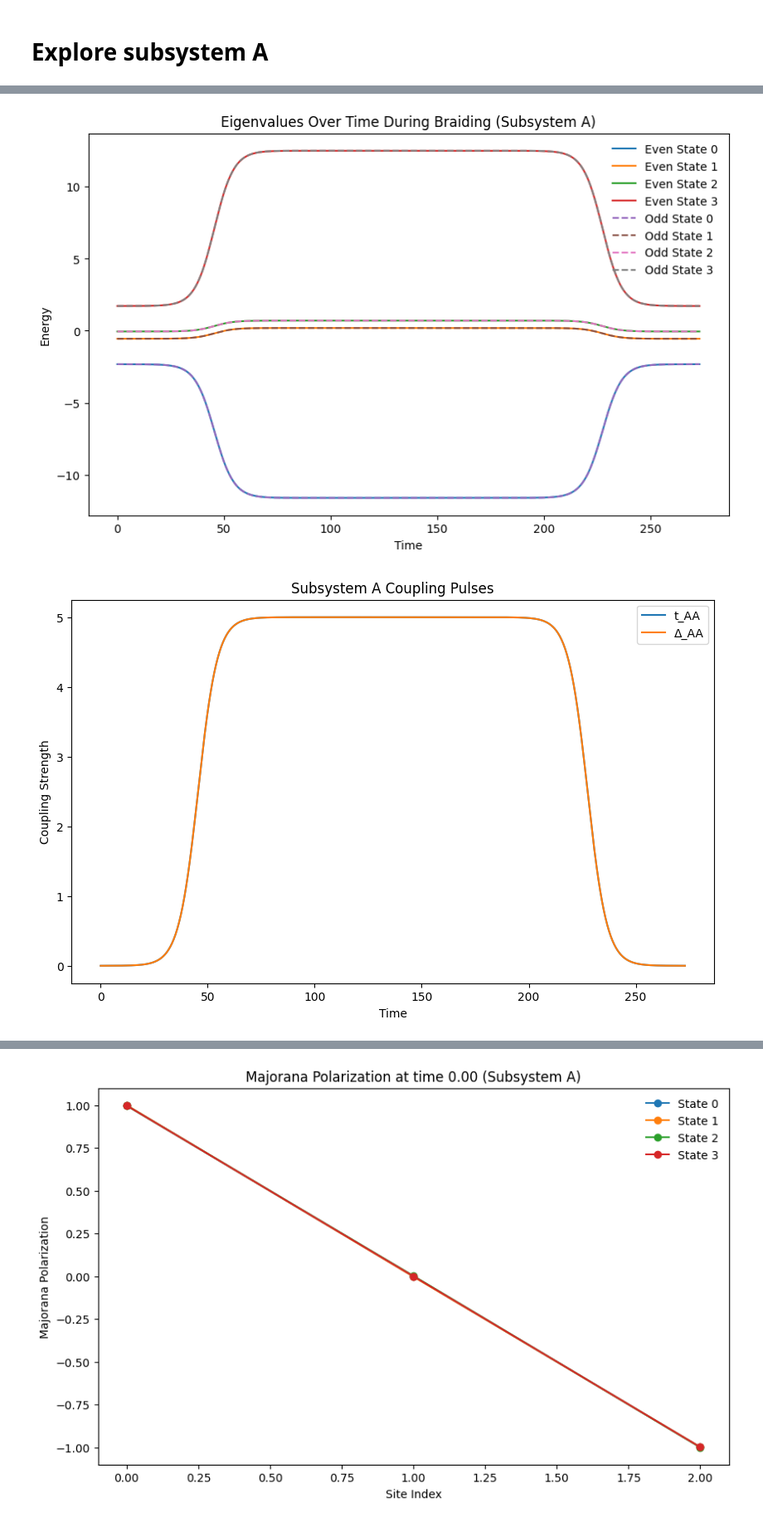
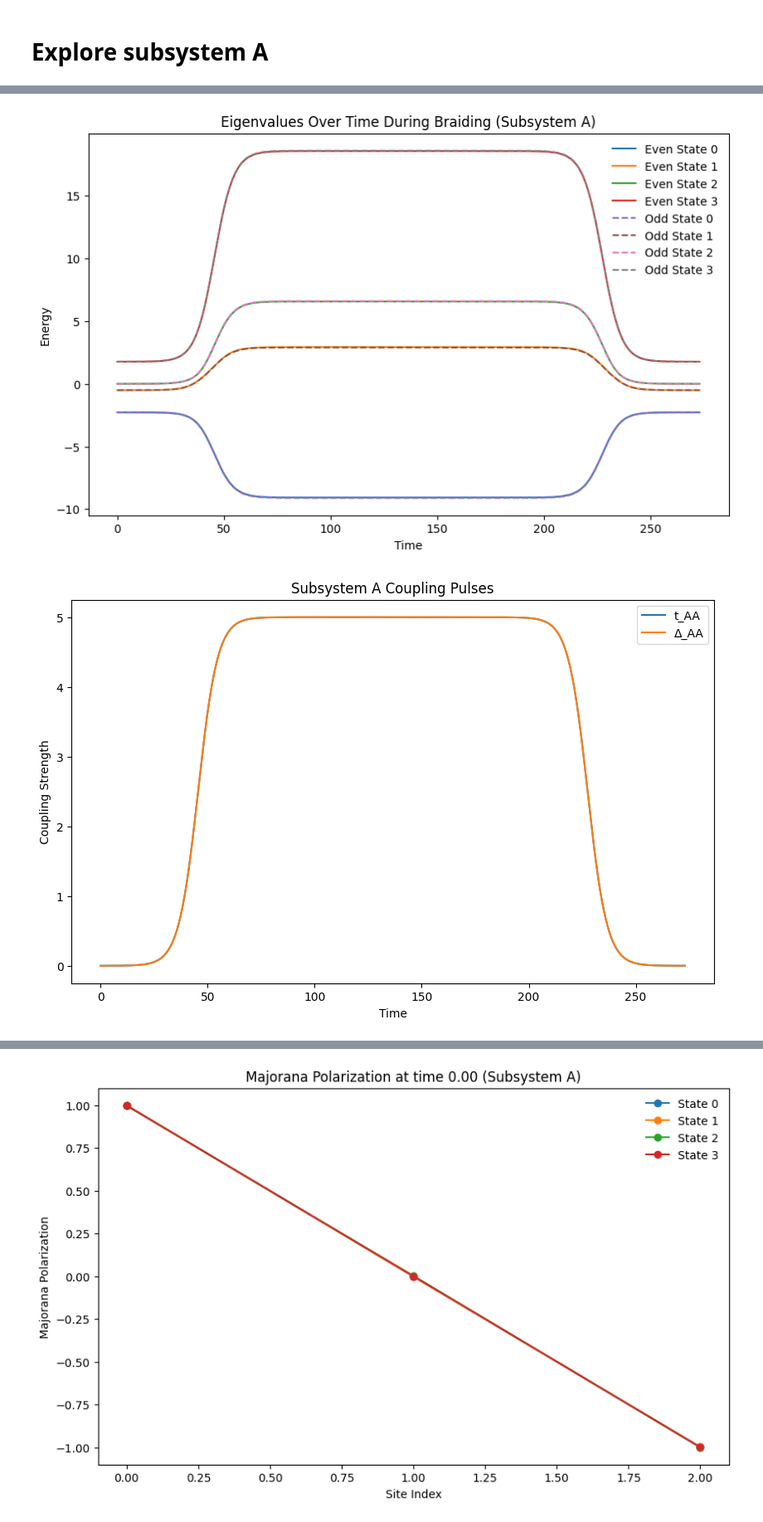
Before and after one commit to hishemok/MasterThesis, a Jupyter notebook: src/braiding/braiding.ipynb, the cells around one changed output, grey strips where cells are left out. Shown at 83% size. Saved outputs shown, nothing was run; the diff lists cells and outputs as text; code cells hidden in the pictures.

```diff
--- a/src/braiding/braiding.ipynb
+++ b/src/braiding/braiding.ipynb
@@ -876,66 +609,15 @@ Hamiltonian at t=0:
    0.00000000e+00+0.j  1.00173091e+00+0.j  0.00000000e+00+0.j
    0.00000000e+00+0.j  0.00000000e+00+0.j]]
 # %%
-def calculate_parities_optimized(eigvecs, eigvals, P, tol=1e-12):
-    """
-    Splits eigenstates into even/odd parity sectors.
+operators_A = precompute_operators(3, 1)
+P_A_sub = total_parity(operators_A['num'])
 
-    Parameters
-    ----------
-    eigvecs : (dim, dim) complex ndarray
-        Eigenvectors (columns).
-    eigvals : (dim,) ndarray
-        Corresponding eigenvalues.
-    P : (dim, dim) ndarray
-        Parity operator.
-    tol : float
-        Numerical tolerance for parity classification.
-
-    Returns
-    -------
-    even_energies, odd_energies,
-    even_vecs, odd_vecs
-    """
-
-    # Compute P|ψ>
-    Pv = P @ eigvecs
-
-    # Compute ⟨ψ|P|ψ⟩ for each eigenvector
-    parities = np.sum(eigvecs.conj() * Pv, axis=0).real
-
-    # Robust classification (important if near zero numerically)
-    even_mask = parities > tol
-    odd_mask  = parities < -tol
-
-    # Slice directly with boolean masks (fast, vectorized)
-    even_energies = eigvals[even_mask]
-    odd_energies  = eigvals[odd_mask]
-
-    even_vecs = eigvecs[:, even_mask]
-    odd_vecs  = eigvecs[:, odd_mask]
-
-    return even_energies, odd_energies, even_vecs, odd_vecs
-def collect_parity_arrays(eigvals, eigvecs, time_array):
-    dim = eigvecs.shape[1]
-    dimhalf = eigvecs.shape[1] // 2
-
-    even_vals = np.zeros((len(time_array), dimhalf), dtype=complex)
-    odd_vals = np.zeros((len(time_array), dimhalf), dtype=complex)
-    even_vecs = np.zeros((len(time_array), dim, dimhalf), dtype=complex)
-    odd_vecs = np.zeros((len(time_array), dim, dimhalf), dtype=complex)
-
-
-
-    for idx in tqdm(range(len(time_array))):
-        even_energies, odd_energies, even_vecs_t, odd_vecs_t = calculate_parities_optimized(eigvecs[idx], eigvals[idx], total_parity(operators['num']))
-        even_vals[idx,:len(even_energies)] = even_energies
-        odd_vals[idx,:len(odd_energies)] = odd_energies
-        even_vecs[idx,:,:len(even_energies)] = even_vecs_t
-        odd_vecs[idx,:,:len(odd_energies)] = odd_vecs_t
-
-
-    return even_vals, odd_vals, even_vecs, odd_vecs
-eigvals_even_A, eigvals_odd_A, eigvecs_even_A, eigvecs_odd_A = collect_parity_arrays(eigvals_A, eigvecs_A, range(len(time_array_A)))
+eigvals_even_A, eigvals_odd_A, eigvecs_even_A, eigvecs_odd_A = collect_parity_arrays(
+    eigvals_A,
+    eigvecs_A,
+    range(len(time_array_A)),
+    P_A_sub,
+)
 
 # # Plot eigenvalues over time for subsystem A
 plt.figure(figsize=(10,6))
@@ -946,32 +628,33 @@ for i in range(len(eigvals_odd_A[0])):
 plt.xlabel('Time')
 plt.ylabel('Energy')
 plt.title('Eigenvalues Over Time During Braiding (Subsystem A)')
 plt.legend(frameon=False)
 plt.show()
 
 
 #plot couplings for subsystem A
 aa_pulse_tJ_A = [c[0][2] for c in couplings_A]
 aa_pulse_dJ_A = [c[0][3] for c in couplings_A]
 plt.figure(figsize=(10,6))
 plt.plot(time_array_A, aa_pulse_tJ_A, label='t_AA')
 plt.plot(time_array_A, aa_pulse_dJ_A, label='Δ_AA')
 plt.xlabel('Time')
 plt.ylabel('Coupling Strength')
 plt.title('Subsystem A Coupling Pulses')
 plt.legend()
 plt.show()
 
 #plot detuning pulses for subsystem A
 plt.figure(figsize=(10,6))
 plt.plot(time_array_A, [d[0][2] for d in eps_detune_A], label='ε_A')
 plt.xlabel('Time')
 plt.ylabel('Detuning Strength')
 plt.title('Subsystem A Detuning Pulses')
 plt.legend()
 plt.show()
 print(eps_detune_A[0])
 print(eigvals_A[0])
+plt.plot(eigvals_A)
 # %% [output]
-[figure, old version]
+[figure, new version]
 [figure]
```
Also changed, not shown: parts of 36 cells of this notebook, 8 other files.
